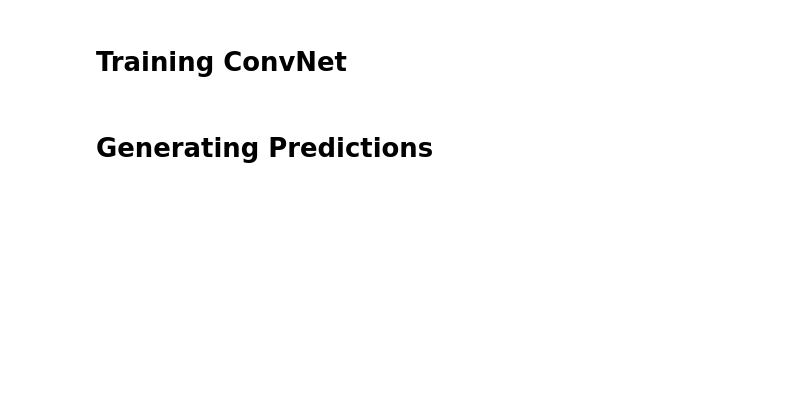
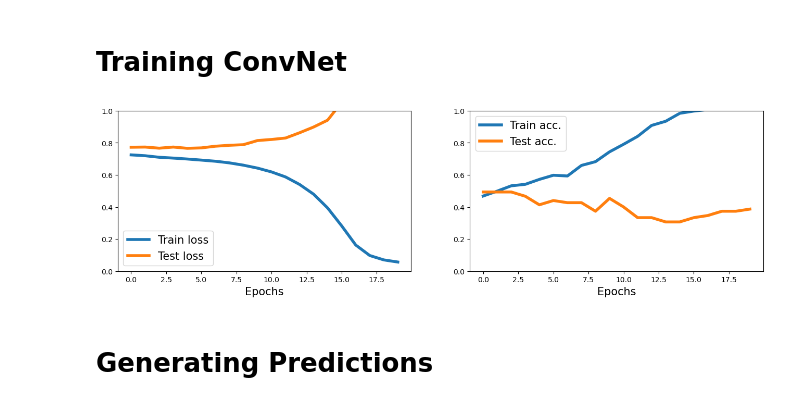
Before and after one commit to mierzej99/SUS2023, a Jupyter notebook: assignment2/pytorch_experiments.ipynb, the cells around one changed output. Saved outputs shown, nothing was run; the diff lists cells and outputs as text; code cells hidden in the pictures; blank space fills up the shorter version.

```diff
--- a/assignment2/pytorch_experiments.ipynb
+++ b/assignment2/pytorch_experiments.ipynb
@@ -16,13 +17,14 @@ input_list, enc_list = data_functions.list_of_paths('data/train/train.csv')
 pairs, labels = data_functions.create_list_of_pairs_and_labels(input_list, enc_list, 1)
 
 #traintest split
-pairs_train, pairs_test, labels_train, labels_test = train_test_split(pairs, labels, test_size=0.95)
+pairs_train, pairs_test, labels_train, labels_test = train_test_split(pairs, labels, test_size=0.15)
 
 train_dataset = pytorch_classes.ImageDataset(pairs=pairs_train, labels=labels_train, transform=transforms.ToTensor())
 test_dataset = pytorch_classes.ImageDataset(pairs=pairs_test, labels=labels_test, transform=transforms.ToTensor())
 # %%
-model = pytorch_classes.training(num_epochs=30, learning_rate=0.01, train_dataset=train_dataset, batch_size=8)
-print(pytorch_classes.test_acc(model, test_dataset))
+model = pytorch_classes.training(20, learning_rate=0.01, train_dataset=train_dataset, test_dataset=test_dataset)
+# %% [output]
+[figure, added]
 # %% [markdown]
 # Generating Predictions
 # %%
```
Also changed, not shown: parts of 2 cells of this notebook, 3 other files.
